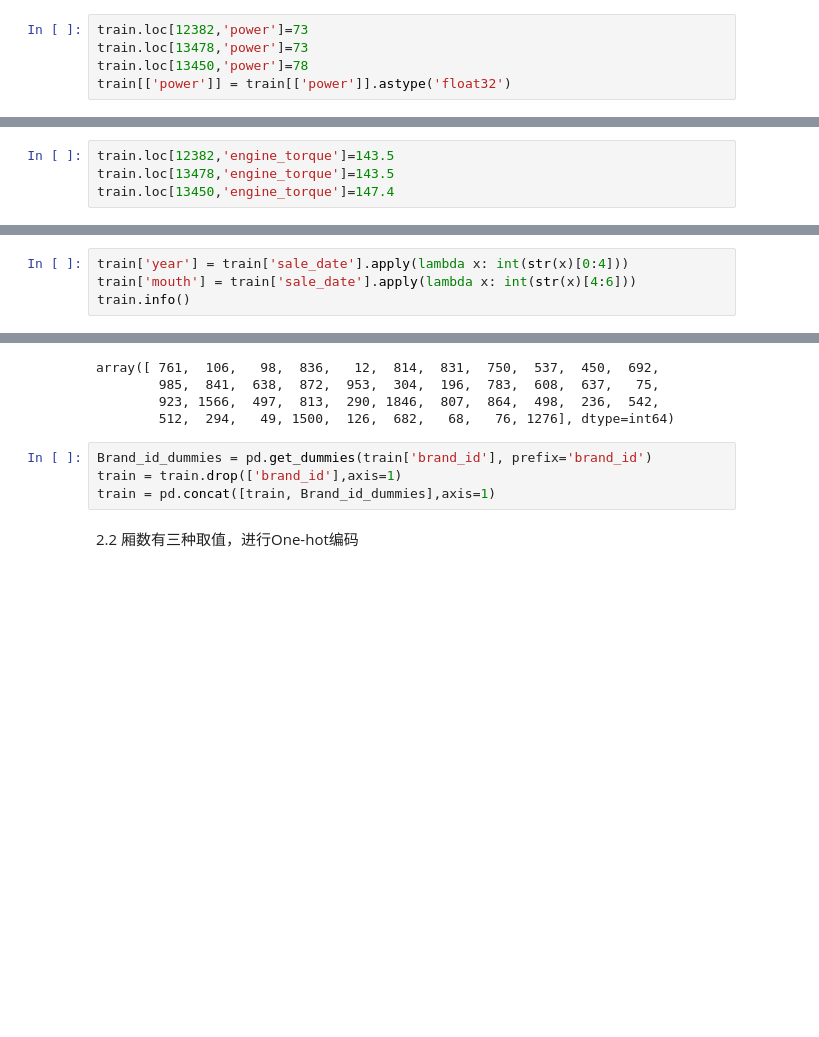
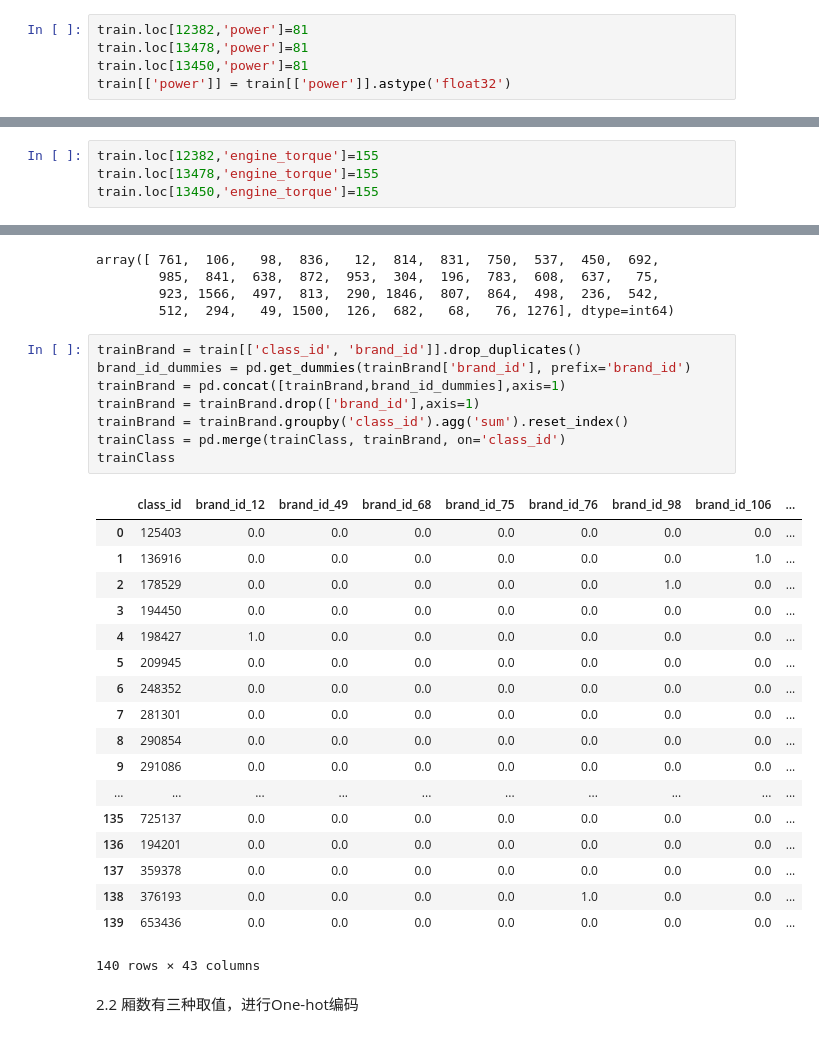
Before and after one commit to yudake/tianchi_yancheng, a Jupyter notebook: feature_engineer.ipynb, the cells around one changed output, grey strips where cells are left out. Drawn from its saved outputs; the diff is of its cells as text; blank space fills up the shorter version.

```diff
--- a/feature_engineer.ipynb
+++ b/feature_engineer.ipynb
@@ -68,9 +68,9 @@ train[train['power']=='81/70']
 | 13478 | 201604 | 175962 | 3 | 2 | 1 | 4 | 5 | MT | ... |
 3 rows × 31 columns
 # %%
-train.loc[12382,'power']=73
-train.loc[13478,'power']=73
-train.loc[13450,'power']=78
+train.loc[12382,'power']=81
+train.loc[13478,'power']=81
+train.loc[13450,'power']=81
 train[['power']] = train[['power']].astype('float32')
 # %% [markdown]
 1.3 发动机扭矩
@@ -87,9 +87,9 @@ train[train['engine_torque']=='155/140']
 | 13478 | 201604 | 175962 | 3 | 2 | 1 | 4 | 5 | MT | ... |
 3 rows × 31 columns
 # %%
-train.loc[12382,'engine_torque']=143.5
-train.loc[13478,'engine_torque']=143.5
-train.loc[13450,'engine_torque']=147.4
+train.loc[12382,'engine_torque']=155
+train.loc[13478,'engine_torque']=155
+train.loc[13450,'engine_torque']=155
 # %%
 train[train['engine_torque']=='-']
 # %% [output]
@@ -126,4 +123,0 @@ See the caveats in the documentation: http://pandas.pydata.org/pandas-docs/stabl
-# %%
-train['year'] = train['sale_date'].apply(lambda x: int(str(x)[0:4]))
-train['mouth'] = train['sale_date'].apply(lambda x: int(str(x)[4:6]))
-train.info()
@@ -138,10 +320,33 @@ array([ 761,  106,   98,  836,   12,  814,  831,  750,  537,  450,  692,
         985,  841,  638,  872,  953,  304,  196,  783,  608,  637,   75,
         923, 1566,  497,  813,  290, 1846,  807,  864,  498,  236,  542,
         512,  294,   49, 1500,  126,  682,   68,   76, 1276], dtype=int64)
-# %%
-Brand_id_dummies = pd.get_dummies(train['brand_id'], prefix='brand_id')
-train = train.drop(['brand_id'],axis=1)
-train = pd.concat([train, Brand_id_dummies],axis=1)
+# %%
+trainBrand = train[['class_id', 'brand_id']].drop_duplicates()
+brand_id_dummies = pd.get_dummies(trainBrand['brand_id'], prefix='brand_id')
+trainBrand = pd.concat([trainBrand,brand_id_dummies],axis=1)
+trainBrand = trainBrand.drop(['brand_id'],axis=1)
+trainBrand = trainBrand.groupby('class_id').agg('sum').reset_index()
+trainClass = pd.merge(trainClass, trainBrand, on='class_id')
+trainClass
+# %% [output]
+|  | class_id | brand_id_12 | brand_id_49 | brand_id_68 | brand_id_75 | brand_id_76 | brand_id_98 | brand_id_106 | ... |
+| 0 | 125403 | 0.0 | 0.0 | 0.0 | 0.0 | 0.0 | 0.0 | 0.0 | ... |
+| 1 | 136916 | 0.0 | 0.0 | 0.0 | 0.0 | 0.0 | 0.0 | 1.0 | ... |
+| 2 | 178529 | 0.0 | 0.0 | 0.0 | 0.0 | 0.0 | 1.0 | 0.0 | ... |
+| 3 | 194450 | 0.0 | 0.0 | 0.0 | 0.0 | 0.0 | 0.0 | 0.0 | ... |
+| 4 | 198427 | 1.0 | 0.0 | 0.0 | 0.0 | 0.0 | 0.0 | 0.0 | ... |
+| 5 | 209945 | 0.0 | 0.0 | 0.0 | 0.0 | 0.0 | 0.0 | 0.0 | ... |
+| 6 | 248352 | 0.0 | 0.0 | 0.0 | 0.0 | 0.0 | 0.0 | 0.0 | ... |
+| 7 | 281301 | 0.0 | 0.0 | 0.0 | 0.0 | 0.0 | 0.0 | 0.0 | ... |
+| 8 | 290854 | 0.0 | 0.0 | 0.0 | 0.0 | 0.0 | 0.0 | 0.0 | ... |
+| 9 | 291086 | 0.0 | 0.0 | 0.0 | 0.0 | 0.0 | 0.0 | 0.0 | ... |
+| ... | ... | ... | ... | ... | ... | ... | ... | ... | ... |
+| 135 | 725137 | 0.0 | 0.0 | 0.0 | 0.0 | 0.0 | 0.0 | 0.0 | ... |
+| 136 | 194201 | 0.0 | 0.0 | 0.0 | 0.0 | 0.0 | 0.0 | 0.0 | ... |
+| 137 | 359378 | 0.0 | 0.0 | 0.0 | 0.0 | 0.0 | 0.0 | 0.0 | ... |
+| 138 | 376193 | 0.0 | 0.0 | 0.0 | 0.0 | 1.0 | 0.0 | 0.0 | ... |
+| 139 | 653436 | 0.0 | 0.0 | 0.0 | 0.0 | 0.0 | 0.0 | 0.0 | ... |
+140 rows × 43 columns
 # %% [markdown]
 2.2 厢数有三种取值，进行One-hot编码
 # %%
```
Also changed, not shown: parts of 63 cells of this notebook.
